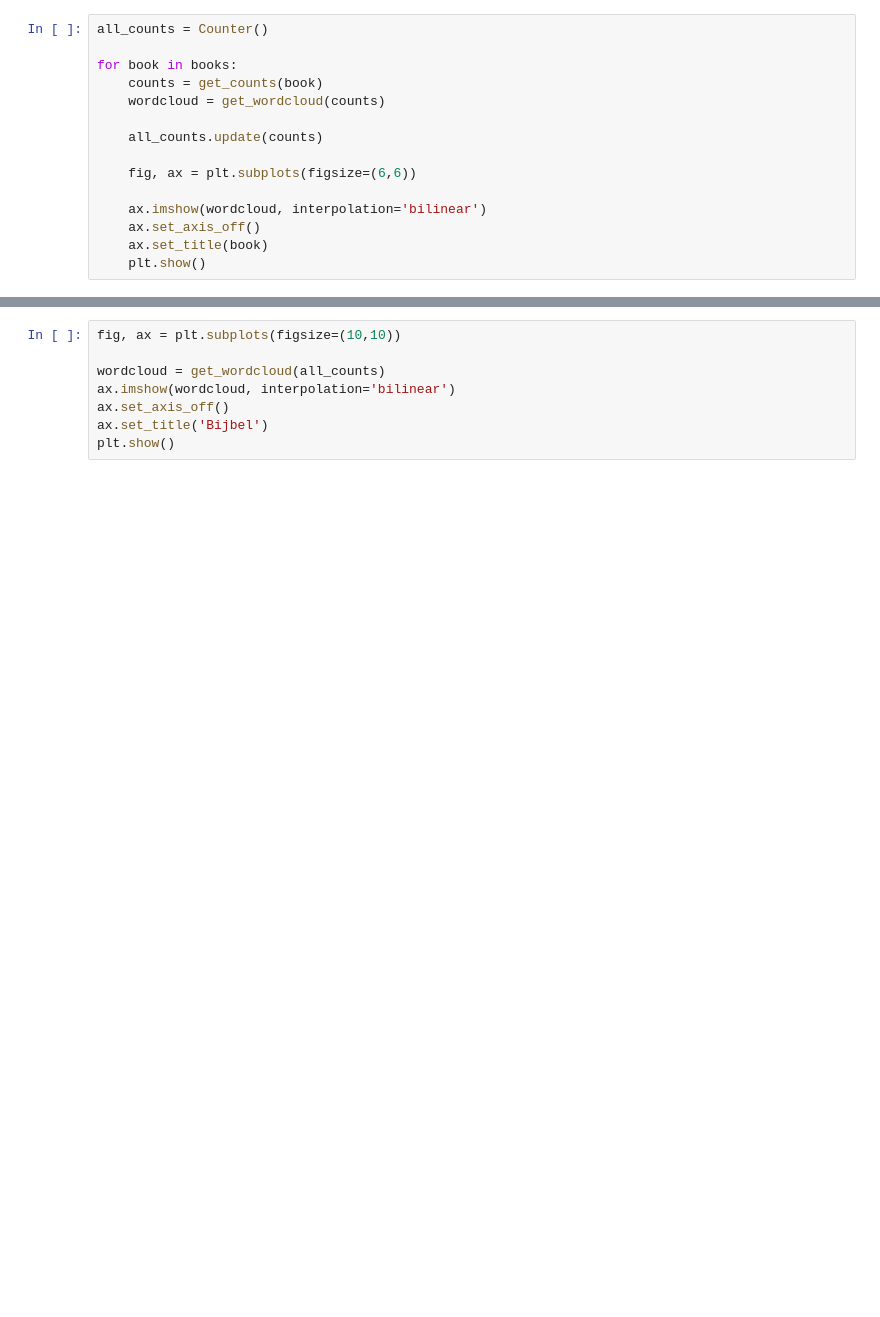
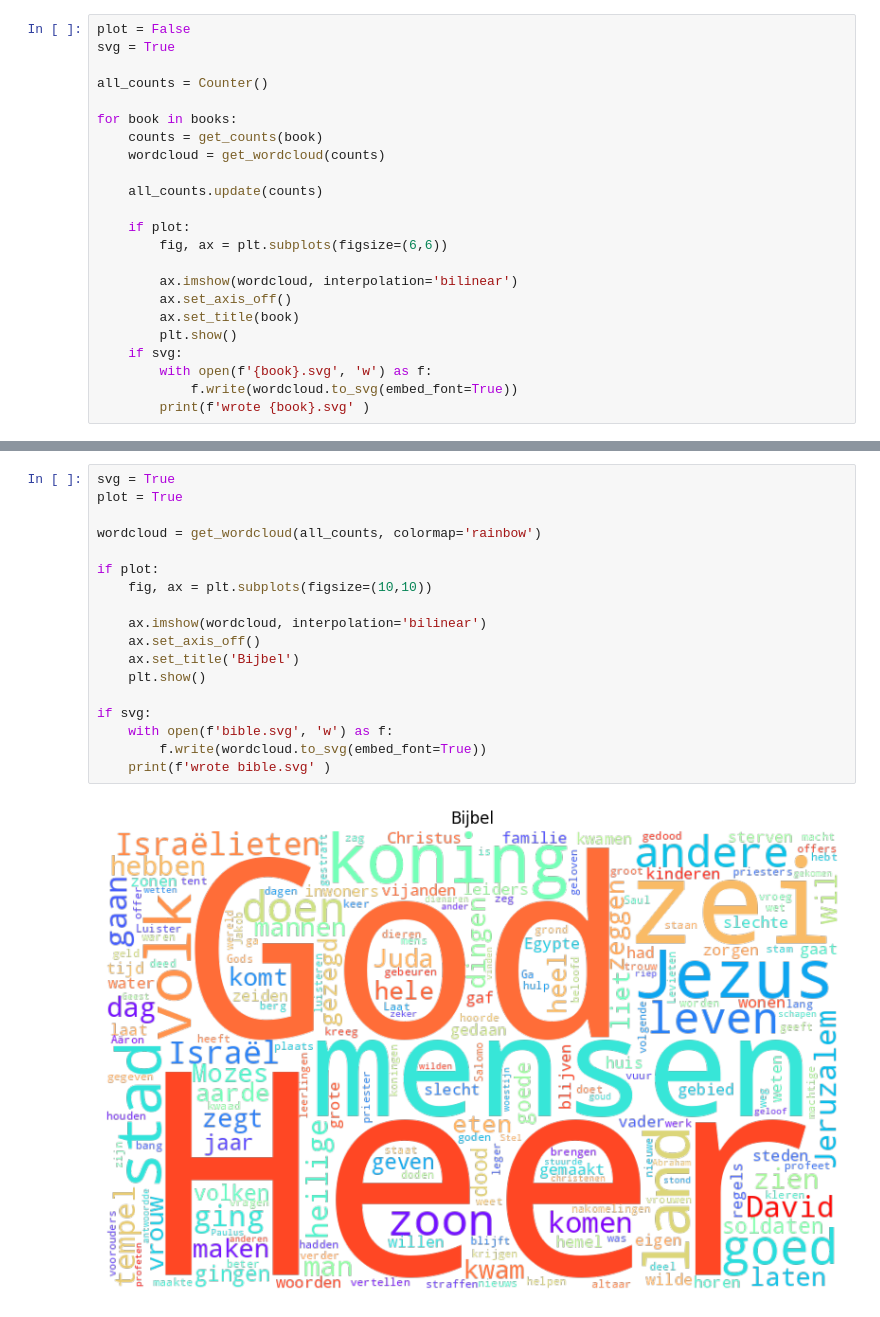
Before and after one commit to stefsmeets/bijbel-woordwolk, a Jupyter notebook: Bijbel woordwolk.ipynb, the cells around one changed output, grey strips where cells are left out. Saved outputs shown, nothing was run; the diff lists cells and outputs as text; blank space fills up the shorter version.

Commit message:
Update code to write svg

```diff
--- a/Bijbel woordwolk.ipynb
+++ b/Bijbel woordwolk.ipynb
@@ -34,4 +62,7 @@ def get_wordcloud(counts):
 # %%
+plot = False
+svg = True
+
 all_counts = Counter()
 
 for book in books:
@@ -40,9 +71,14 @@ for book in books:
 
     all_counts.update(counts)
 
-    fig, ax = plt.subplots(figsize=(6,6))
+    if plot:
+        fig, ax = plt.subplots(figsize=(6,6))
 
-    ax.imshow(wordcloud, interpolation='bilinear')
-    ax.set_axis_off()
-    ax.set_title(book)
-    plt.show()
+        ax.imshow(wordcloud, interpolation='bilinear')
+        ax.set_axis_off()
+        ax.set_title(book)
+        plt.show()
+    if svg:
+        with open(f'{book}.svg', 'w') as f:
+            f.write(wordcloud.to_svg(embed_font=True))
+        print(f'wrote {book}.svg' )
@@ -49,8 +105,20 @@ for book in books:
 # %%
-fig, ax = plt.subplots(figsize=(10,10))
+svg = True
+plot = True
 
-wordcloud = get_wordcloud(all_counts)
-ax.imshow(wordcloud, interpolation='bilinear')
-ax.set_axis_off()
-ax.set_title('Bijbel')
-plt.show()
+wordcloud = get_wordcloud(all_counts, colormap='rainbow')
+
+if plot:
+    fig, ax = plt.subplots(figsize=(10,10))
+
+    ax.imshow(wordcloud, interpolation='bilinear')
+    ax.set_axis_off()
+    ax.set_title('Bijbel')
+    plt.show()
+
+if svg:
+    with open(f'bible.svg', 'w') as f:
+        f.write(wordcloud.to_svg(embed_font=True))
+    print(f'wrote bible.svg' )
+# %% [output]
+[figure, added]
```
Also changed, not shown: parts of 14 cells of this notebook, 1 other file.
